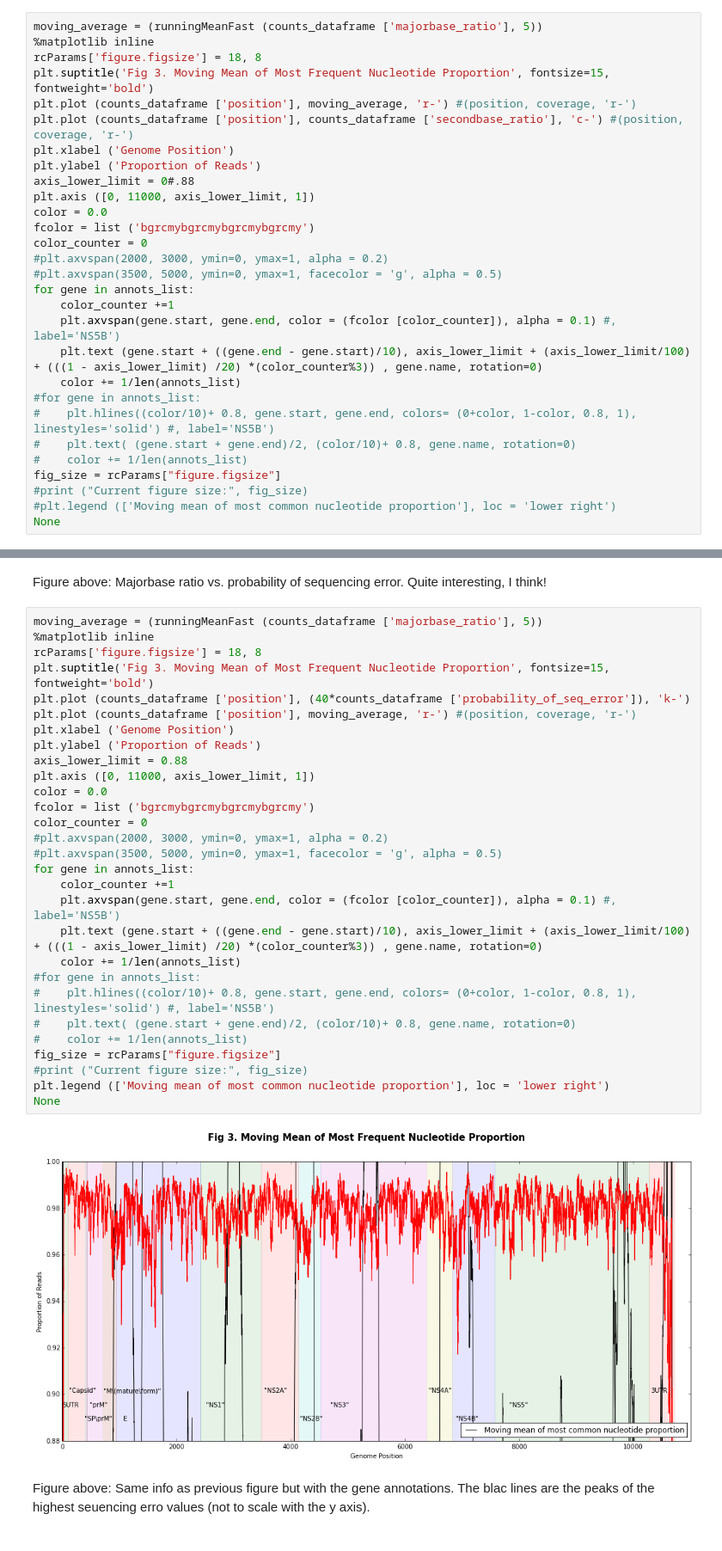
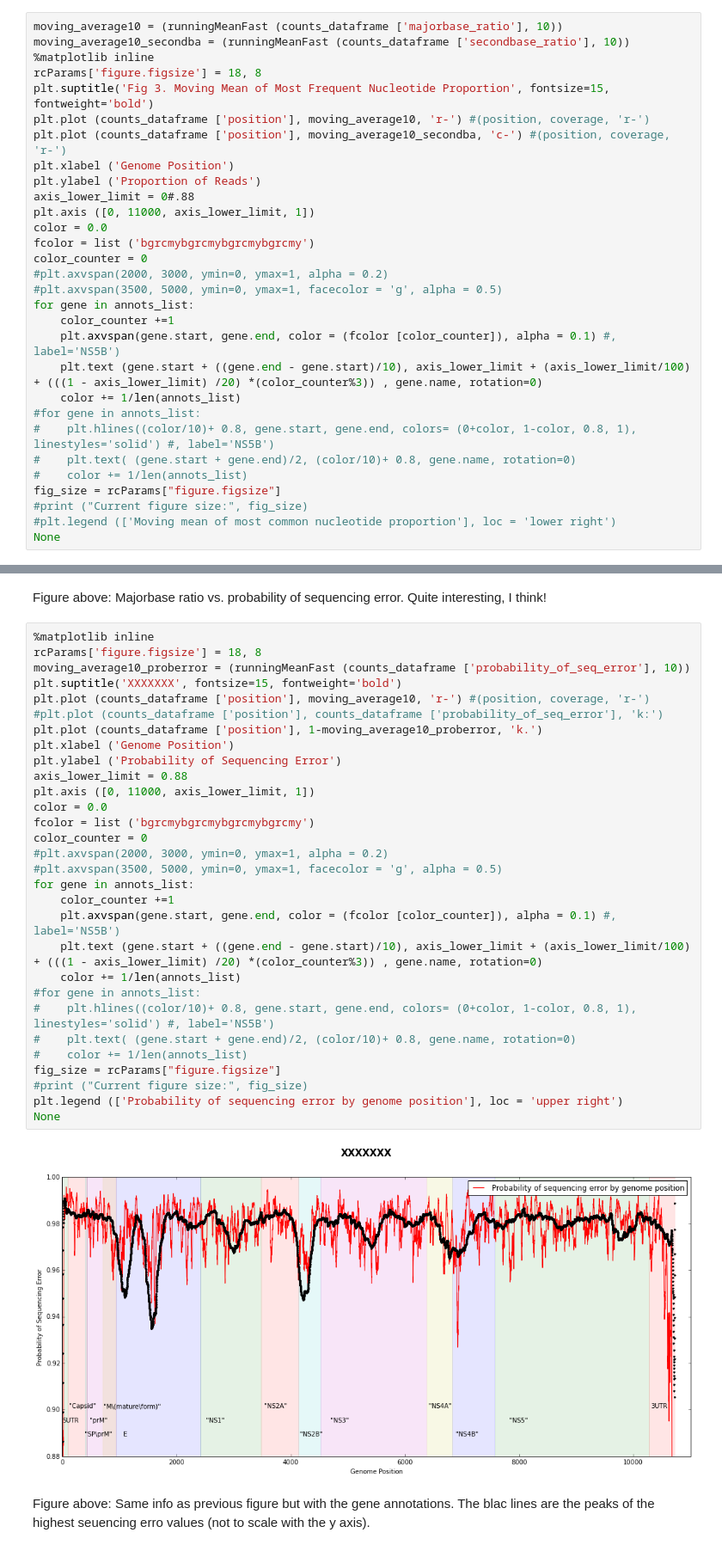
Before and after one commit to pvmarkov/DENGOMICS, a Jupyter notebook: scripts/denv_reads_analysis.ipynb, the cells around one changed output, grey strips where cells are left out. Shown at 86% size. Cells and saved outputs as stored; diff of their text form.

Commit message:
Added larger smoothing widow and 1- prob of error

```diff
--- a/scripts/denv_reads_analysis.ipynb
+++ b/scripts/denv_reads_analysis.ipynb
@@ -176,12 +176,13 @@ The figure highlights specific regions with relatively higher polymorphism (the
 
 .
 # %%
-moving_average = (runningMeanFast (counts_dataframe ['majorbase_ratio'], 5))
+moving_average10 = (runningMeanFast (counts_dataframe ['majorbase_ratio'], 10))
+moving_average10_secondba = (runningMeanFast (counts_dataframe ['secondbase_ratio'], 10))
 %matplotlib inline
 rcParams['figure.figsize'] = 18, 8
 plt.suptitle('Fig 3. Moving Mean of Most Frequent Nucleotide Proportion', fontsize=15, fontweight='bold')
-plt.plot (counts_dataframe ['position'], moving_average, 'r-') #(position, coverage, 'r-')
-plt.plot (counts_dataframe ['position'], counts_dataframe ['secondbase_ratio'], 'c-') #(position, coverage, 'r-')
+plt.plot (counts_dataframe ['position'], moving_average10, 'r-') #(position, coverage, 'r-')
+plt.plot (counts_dataframe ['position'], moving_average10_secondba, 'c-') #(position, coverage, 'r-')
 plt.xlabel ('Genome Position')
 plt.ylabel ('Proportion of Reads')
 axis_lower_limit = 0#.88
@@ -441,36 +444,37 @@ color_counter = 0
 # %% [markdown]
 Figure above: Majorbase ratio vs. probability of sequencing error. Quite interesting, I think!
 # %%
-moving_average = (runningMeanFast (counts_dataframe ['majorbase_ratio'], 5))
 %matplotlib inline
 rcParams['figure.figsize'] = 18, 8
-plt.suptitle('Fig 3. Moving Mean of Most Frequent Nucleotide Proportion', fontsize=15, fontweight='bold')
-plt.plot (counts_dataframe ['position'], (40*counts_dataframe ['probability_of_seq_error']), 'k-')
-plt.plot (counts_dataframe ['position'], moving_average, 'r-') #(position, coverage, 'r-')
+moving_average10_proberror = (runningMeanFast (counts_dataframe ['probability_of_seq_error'], 10))
+plt.suptitle('XXXXXXX', fontsize=15, fontweight='bold')
+plt.plot (counts_dataframe ['position'], moving_average10, 'r-') #(position, coverage, 'r-')
+#plt.plot (counts_dataframe ['position'], counts_dataframe ['probability_of_seq_error'], 'k:')
+plt.plot (counts_dataframe ['position'], 1-moving_average10_proberror, 'k.')
 plt.xlabel ('Genome Position')
-plt.ylabel ('Proportion of Reads')
+plt.ylabel ('Probability of Sequencing Error')
 axis_lower_limit = 0.88
 plt.axis ([0, 11000, axis_lower_limit, 1])
 color = 0.0
 fcolor = list ('bgrcmybgrcmybgrcmybgrcmy')
 color_counter = 0
 #plt.axvspan(2000, 3000, ymin=0, ymax=1, alpha = 0.2)
 #plt.axvspan(3500, 5000, ymin=0, ymax=1, facecolor = 'g', alpha = 0.5)
 for gene in annots_list:
     color_counter +=1
     plt.axvspan(gene.start, gene.end, color = (fcolor [color_counter]), alpha = 0.1) #, label='NS5B')
     plt.text (gene.start + ((gene.end - gene.start)/10), axis_lower_limit + (axis_lower_limit/100) + (((1 - axis_lower_limit) /20) *(color_counter%3)) , gene.name, rotation=0)
     color += 1/len(annots_list)
 #for gene in annots_list:
 #    plt.hlines((color/10)+ 0.8, gene.start, gene.end, colors= (0+color, 1-color, 0.8, 1), linestyles='solid') #, label='NS5B')
 #    plt.text( (gene.start + gene.end)/2, (color/10)+ 0.8, gene.name, rotation=0)
 #    color += 1/len(annots_list)
 fig_size = rcParams["figure.figsize"]
 #print ("Current figure size:", fig_size)
-plt.legend (['Moving mean of most common nucleotide proportion'], loc = 'lower right')
+plt.legend (['Probability of sequencing error by genome position'], loc = 'upper right')
 None
 # %% [output]
-[figure, old version]
+[figure, new version]
 # %% [markdown]
 Figure above: Same info as previous figure but with the gene annotations. The blac lines are the peaks of the highest seuencing erro values (not to scale with the y axis).
 # %%
```
Also changed, not shown: parts of 6 cells of this notebook.
